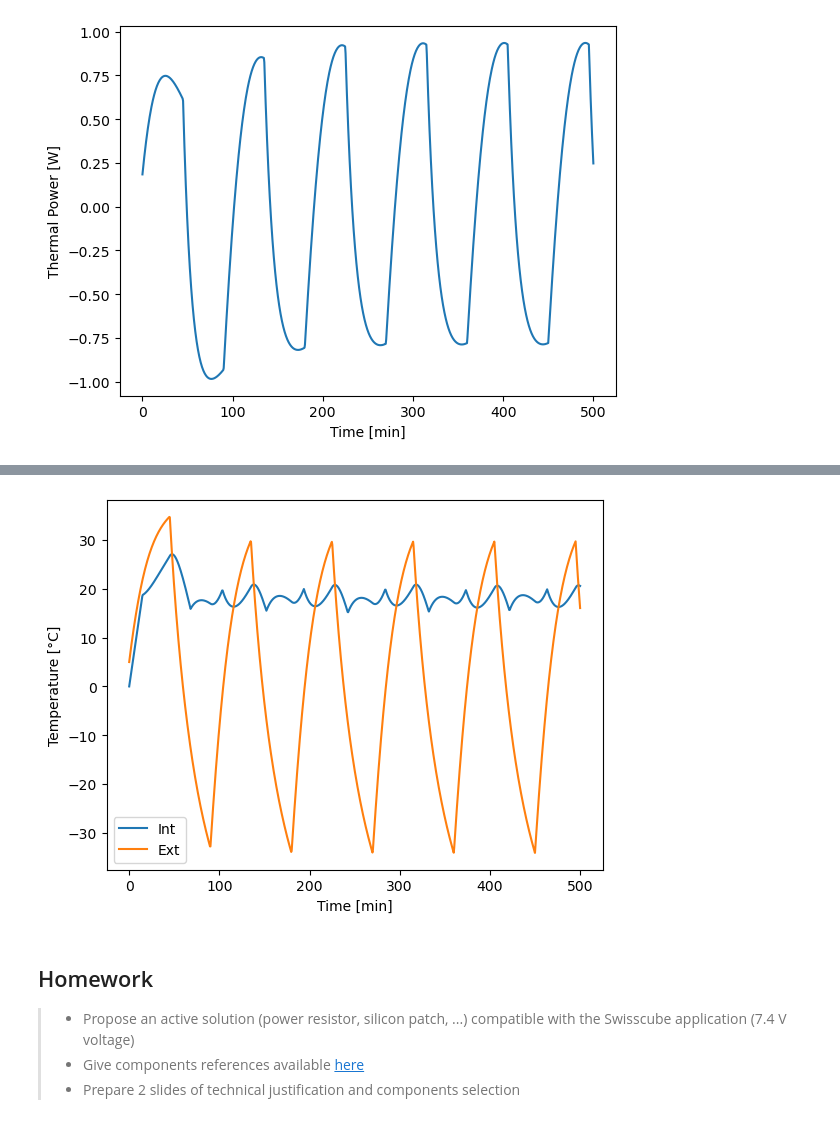
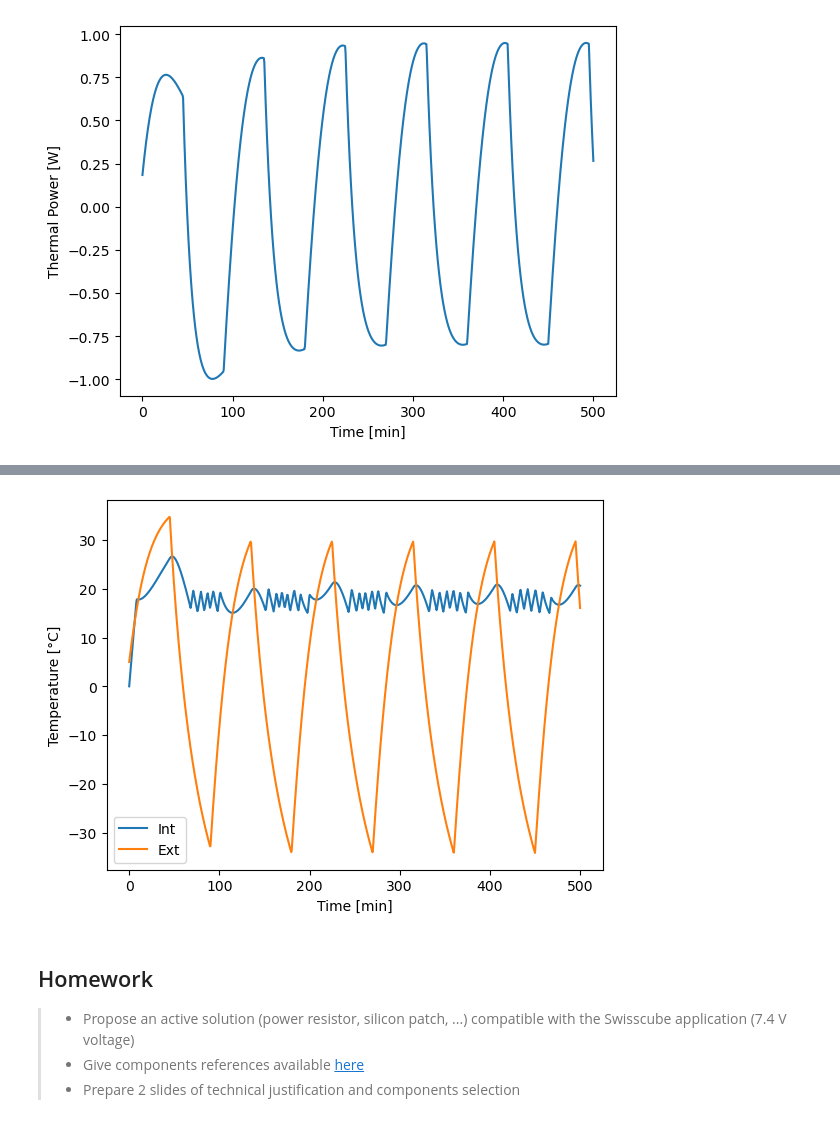
Before and after one commit to SizingLab/SystemsEngineeringIntroduction, a Jupyter notebook: notebook/04_TD1_CubeSatThermalModeling.ipynb, the cells around one changed output, grey strips where cells are left out. Saved outputs shown, nothing was run; the diff lists cells and outputs as text; code cells hidden in the pictures.

```diff
--- a/notebook/04_TD1_CubeSatThermalModeling.ipynb
+++ b/notebook/04_TD1_CubeSatThermalModeling.ipynb
@@ -147,13 +147,13 @@ c_epoxy = 300 # [J/kgK]
 p_alu = 2700 # [kg/m3]
 p_epoxy = 1440 # [kg/m3]
 
-SA = 28.7e-3*37e-3*2 # [m²] Battery Surface
+SA = 58.7e-3*37e-3*2 # [m²] Battery Surface
 
 m_lipo = 22.5e-3*2
 m_alu = p_alu*0.5e-3*SA*2
 m_epoxy = p_epoxy*1e-3*SA*2
 m_pcb = 4*90e-3*90e-3*1.8e-3*p_epoxy
 
-C_th_tot = c_lipo*m_lipo + c_alu*m_alu + c_epoxy*(m_epoxy+m_pcb)
-print("Internal Capacitance C_th_int: %.1f J/K" % (C_th_tot))
+C_int = c_lipo*m_lipo + c_alu*m_alu + c_epoxy*(m_epoxy+m_pcb)
+print("Internal Capacitance C_th_int: %.1f J/K" % (C_int))
 # %% [output]
@@ -188,15 +188,15 @@ def model(y,t):
     else:
         q_int=0
 
-    Pint=(K*(T2-T1))+(R*((T2+273.15)**4-(T1+273.15)**4)) + q_int
+    Pint_exch=(K*(T2-T1))+(R*((T2+273.15)**4-(T1+273.15)**4)) # Exchange power betxeen needs
+
+    # Internal temperature variation
+    dT1dt = (Pint_exch + q_int)/C_int
         #utilized q_int to keep heat target
         #find a peak value for Power so it doesn't get too cold; hysterisis control
 
-    # Internal temperature variation
-    dT1dt = Pint/C_int
-
     # External temperature variation
-    dT2dt = ((K*((T1-T2)))+(R*((T1+273.15)**4-(T2+273.15)**4)) + q_s + q_p + q_a + q_r - q_sp - q_sr)/C_ext
+    dT2dt = (-Pint_exch + q_s + q_p + q_a + q_r - q_sp - q_sr)/C_ext
 
     dydt = [dT1dt,dT2dt]
 
@@ -234,33 +234,33 @@ plt.show()
 *Modelica model of relay control with hysteresis:*
 ![Modelica model](./figures/RelayControl.png)
 # %%
-Heat = 1.5
-StateHeat = True
+Heat = 3 # [W] Heat power
+StateHeat = True # [W] Heating state
 
 def relay(Temp):
     global StateHeat, Heat
 
     if Temp > 20:
         StateHeat = False
     elif Temp < 15:
         StateHeat = True
 
     return Heat if StateHeat else 0
 
 HYST = True
 
 y0 = [0,5]
 t = np.linspace(0,30000,1000)
 y = odeint(model,y0,t)
 
 
 plt.plot(t/60,y)
 plt.legend(('Int', 'Ext'))
 plt.xlabel('Time [min]')
 plt.ylabel('Temperature [°C]')
 plt.show()
 # %% [output]
-[figure, old version]
+[figure, new version]
 # %% [markdown]
 ## Homework
 
```
Also changed, not shown: parts of 1 cell of this notebook, 6 other files.
